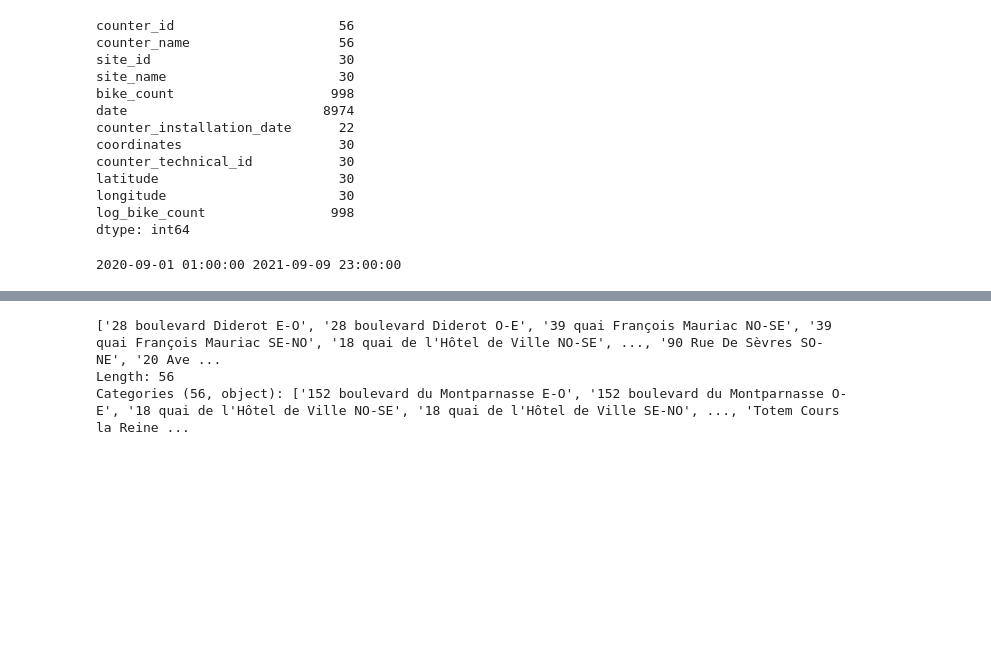
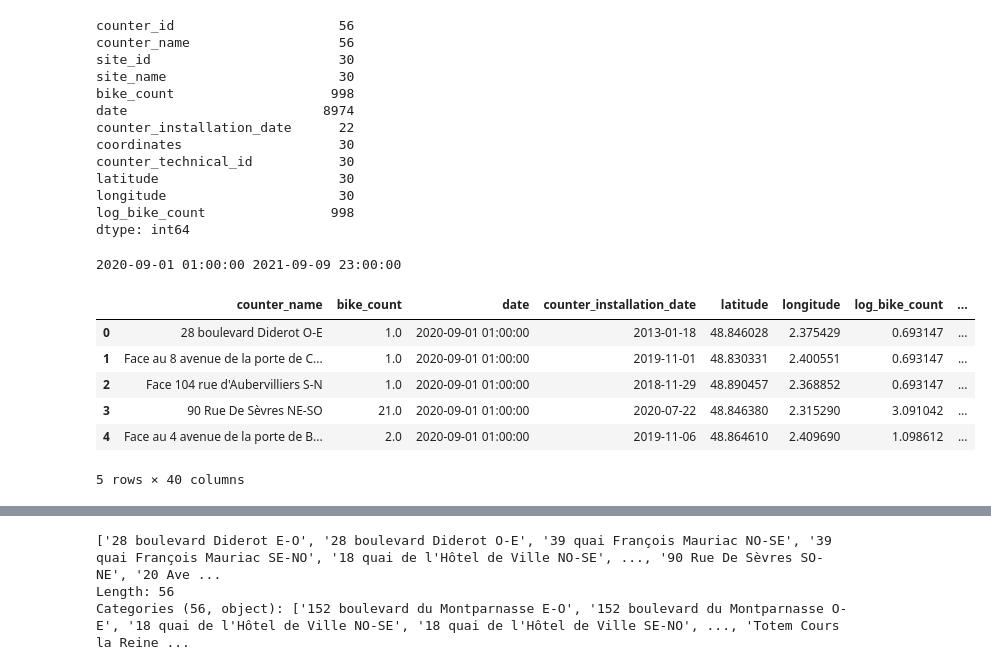
Before and after one commit to felixbroch/Bike_count_prediction, a Jupyter notebook: data_visualisation.ipynb, the cells around one changed output, grey strips where cells are left out. Saved outputs shown, nothing was run; the diff lists cells and outputs as text; code cells hidden in the pictures; blank space fills up the shorter version.

```diff
--- a/data_visualisation.ipynb
+++ b/data_visualisation.ipynb
@@ -59,3 +77,15 @@ end_date = data["date"].max()
 print(start_date, end_date)
 # %% [output]
 2020-09-01 01:00:00 2021-09-09 23:00:00
+# %%
+full_data =  utils._merge_external_data(data, is_train=True)
+# %%
+full_data.head()
+# %% [output]
+|  | counter_name | bike_count | date | counter_installation_date | latitude | longitude | log_bike_count | ... |
+| 0 | 28 boulevard Diderot O-E | 1.0 | 2020-09-01 01:00:00 | 2013-01-18 | 48.846028 | 2.375429 | 0.693147 | ... |
+| 1 | Face au 8 avenue de la porte de C... | 1.0 | 2020-09-01 01:00:00 | 2019-11-01 | 48.830331 | 2.400551 | 0.693147 | ... |
+| 2 | Face 104 rue d'Aubervilliers S-N | 1.0 | 2020-09-01 01:00:00 | 2018-11-29 | 48.890457 | 2.368852 | 0.693147 | ... |
+| 3 | 90 Rue De Sèvres NE-SO | 21.0 | 2020-09-01 01:00:00 | 2020-07-22 | 48.846380 | 2.315290 | 3.091042 | ... |
+| 4 | Face au 4 avenue de la porte de B... | 2.0 | 2020-09-01 01:00:00 | 2019-11-06 | 48.864610 | 2.409690 | 1.098612 | ... |
+5 rows × 40 columns
```
Also changed, not shown: parts of 7 cells of this notebook, 1 other file.
